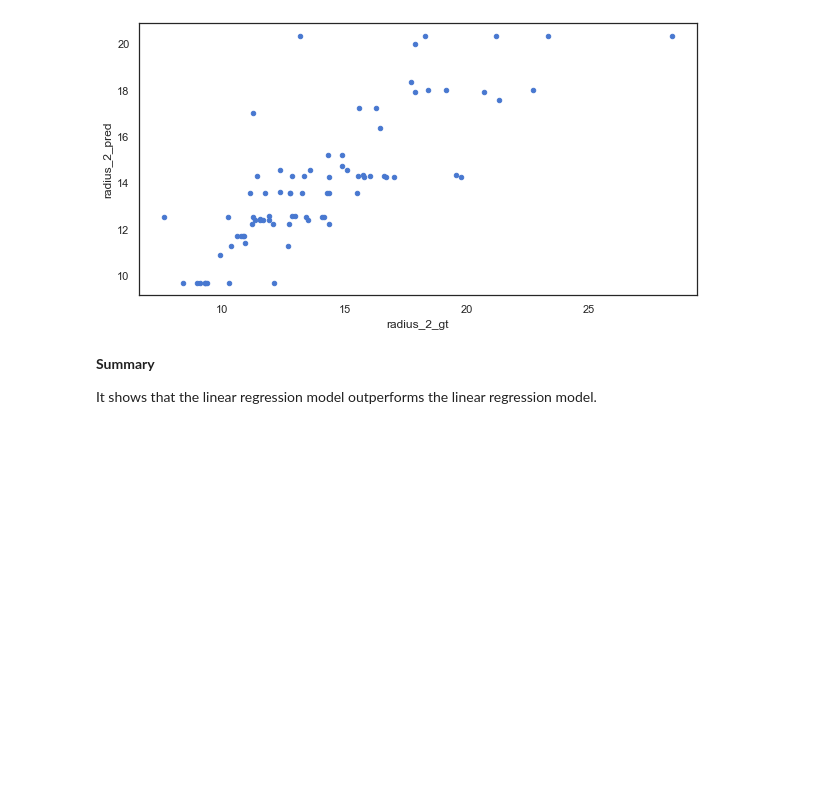
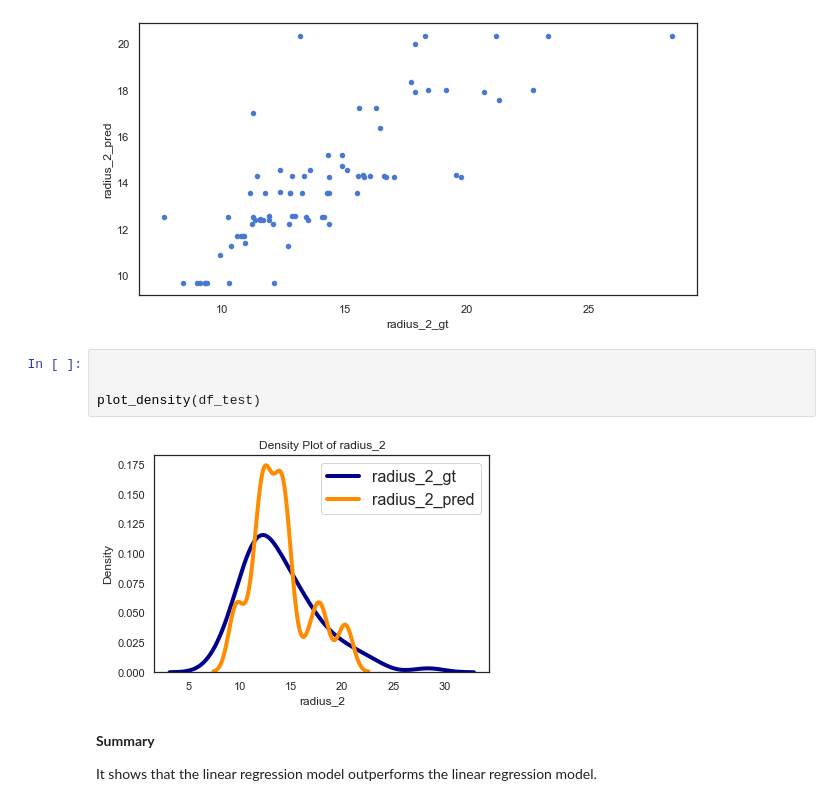
Before and after one commit to ck-unifr/cancer_test_july_20, a Jupyter notebook: bix_cancer_test_july_20.ipynb, the cells around one changed output. Drawn from its saved outputs; the diff is of its cells as text; blank space fills up the shorter version.

```diff
--- a/bix_cancer_test_july_20.ipynb
+++ b/bix_cancer_test_july_20.ipynb
@@ -2323,6 +2353,12 @@ ax = df_test.plot.scatter(x='radius_2_gt', y='radius_2_pred', figsize=(10, 5))
 # %% [output]
 *c* argument looks like a single numeric RGB or RGBA sequence, which should be avoided as value-mapping will have precedence in case its length matches with *x* & *y*.  Please use the *color* keyword- ...
 [figure]
+# %%
+
+
+plot_density(df_test)
+# %% [output]
+[figure, added]
 # %% [markdown]
 **Summary**
 
```
Also changed, not shown: parts of 2 cells of this notebook.
